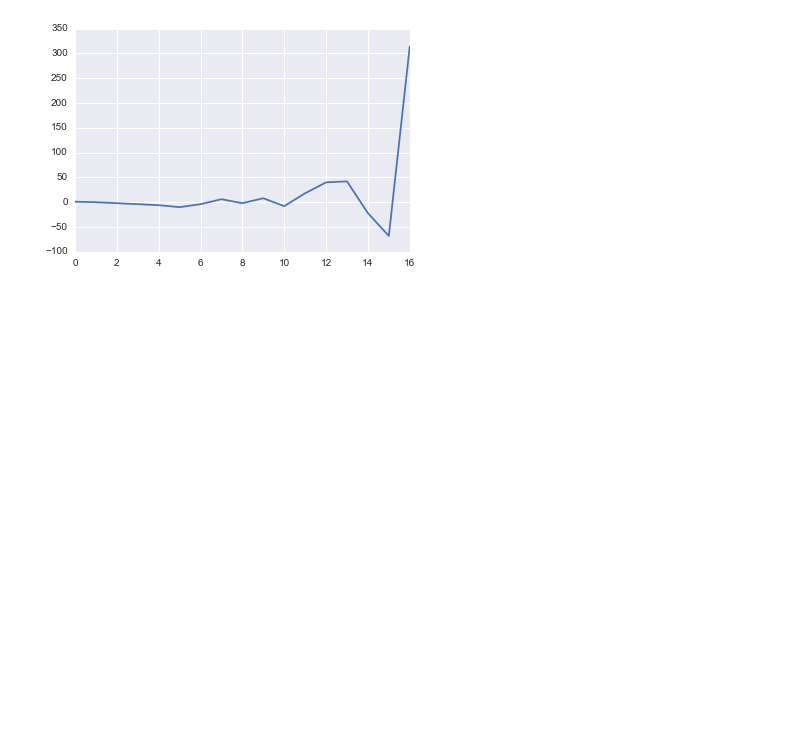
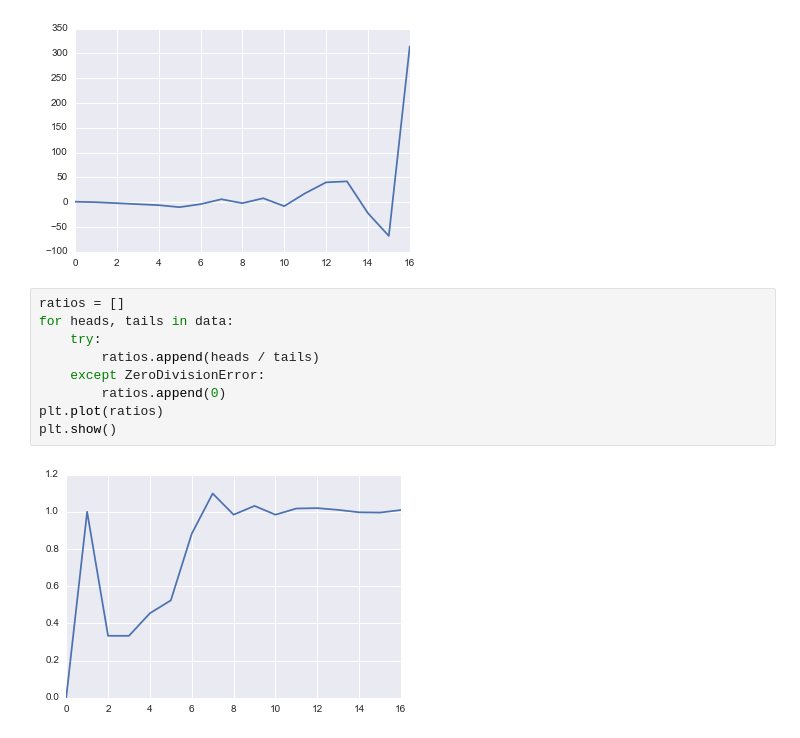
Before and after one commit to tarakdavis/flipping_out, a Jupyter notebook: coin-flips.ipynb, the cells around one changed output. Drawn from its saved outputs; the diff is of its cells as text; blank space fills up the shorter version.

```diff
--- a/coin-flips.ipynb
+++ b/coin-flips.ipynb
@@ -70,3 +71,14 @@ plt.plot(differences)
 plt.show()
 # %% [output]
 [figure]
+# %%
+ratios = []
+for heads, tails in data:
+    try:
+        ratios.append(heads / tails)
+    except ZeroDivisionError:
+        ratios.append(0)
+plt.plot(ratios)
+plt.show()
+# %% [output]
+[figure, added]
```
Also changed, not shown: parts of 7 cells of this notebook.
